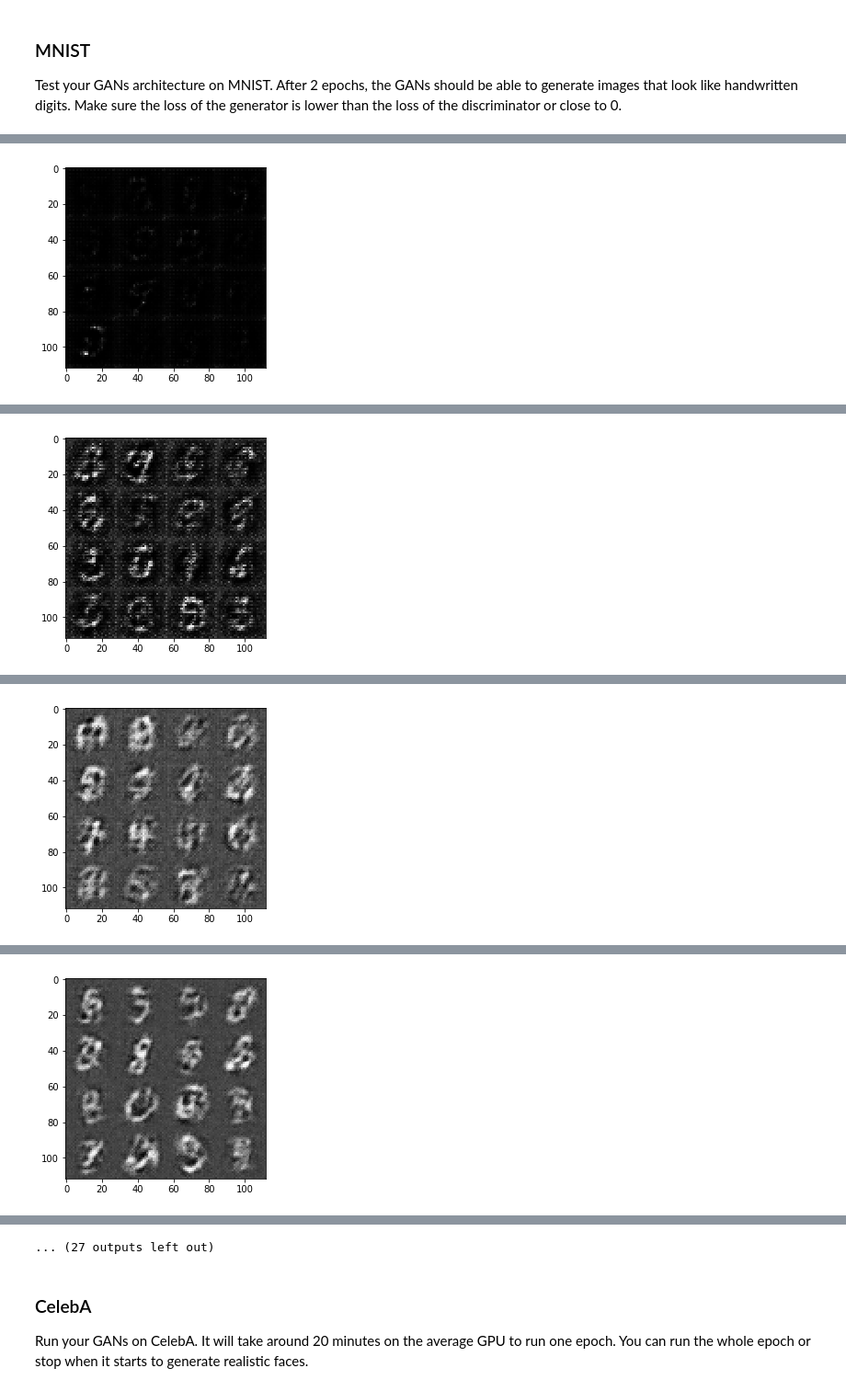
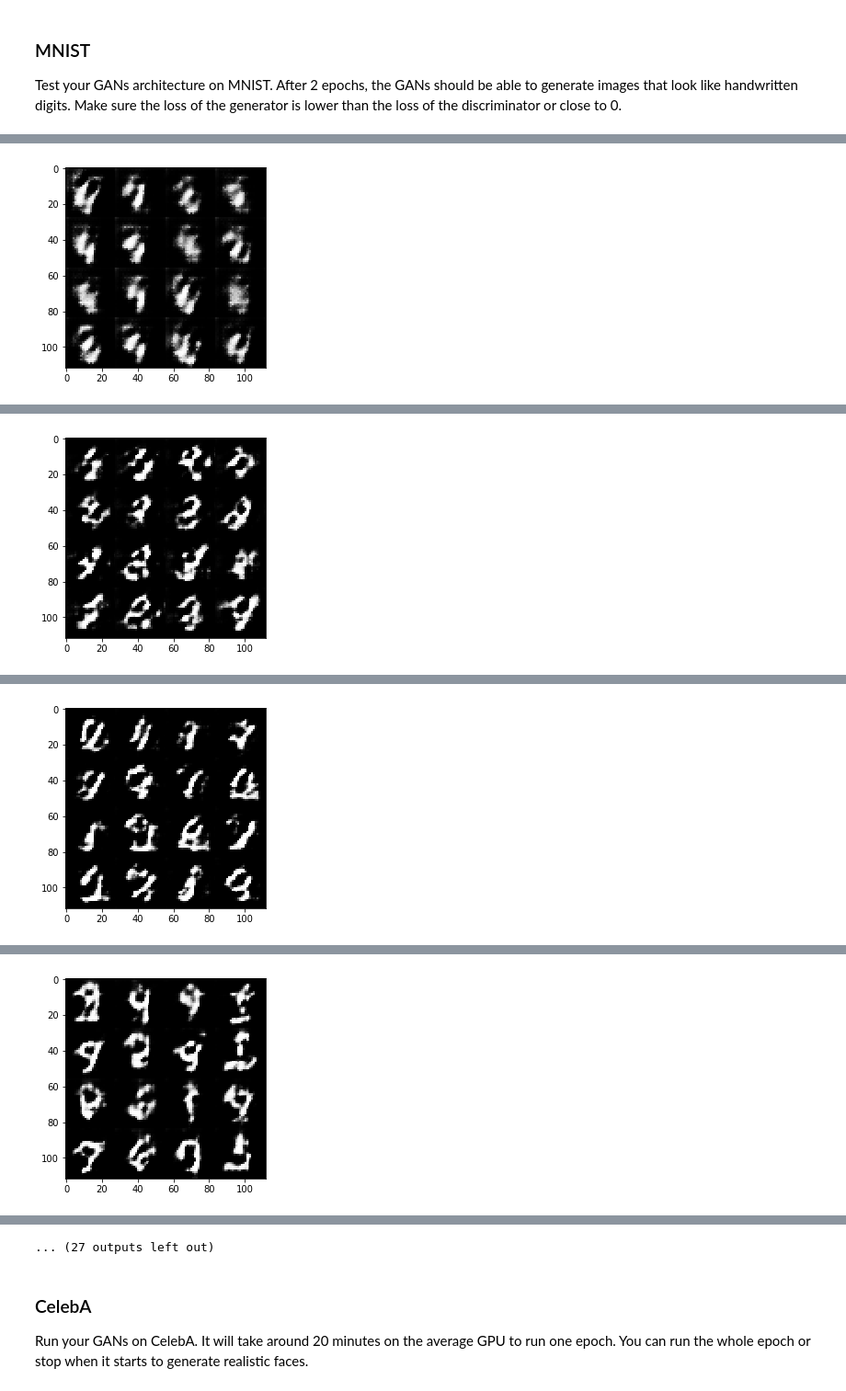
Before and after one commit to Scrier/udacity, a Jupyter notebook: Deep.Learning/5.Generative-Adversial-Networks/3.Project-Generate-Faces/dlnd_face_generation.ipynb, the cells around one changed output, grey strips where cells are left out. Shown at 92% size. Drawn from its saved outputs; the diff is of its cells as text; code cells hidden in the pictures.

```diff
--- a/Deep.Learning/5.Generative-Adversial-Networks/3.Project-Generate-Faces/dlnd_face_generation.ipynb
+++ b/Deep.Learning/5.Generative-Adversial-Networks/3.Project-Generate-Faces/dlnd_face_generation.ipynb
@@ -495,7 +585,7 @@ Implement `model_loss` to build the GANs for training and calculate the loss.  T
 - `discriminator(images, reuse=False)`
 - `generator(z, out_channel_dim, is_train=True)`
 # %%
-def model_loss(input_real, input_z, out_channel_dim, smooth_factor=0.2):
+def model_loss(input_real, input_z, out_channel_dim, smooth_factor=0.1):
     """
     Get the loss for the discriminator and generator
     :param input_real: Images from the real dataset
@@ -633,6 +723,7 @@ def train(epoch_count, batch_size, z_dim, learning_rate, beta1, get_batches, dat
         for epoch_i in range(epoch_count):
             for batch in get_batches(batch_size):
                 steps += 1
+                batch *= 2
 
                 # Sample random noise for G
                 batch_z = np.random.uniform(-1, 1, size=(batch_size, z_dim))
@@ -663,9 +754,9 @@ Test your GANs architecture on MNIST.  After 2 epochs, the GANs should be able t
 %%time
 
 batch_size = 64
-z_dim = 400
-learning_rate = 0.00005
-beta1 = 0.6
+z_dim = 100
+learning_rate = 0.00025
+beta1 = 0.45
 
 
 """
@@ -697 +788 @@ generator implementation: 1
-[figure, old version]
+[figure, new version]
@@ -704 +795 @@ generator implementation: 1
-[figure, old version]
+[figure, new version]
@@ -711 +802 @@ generator implementation: 1
-[figure, old version]
+[figure, new version]
@@ -718 +809 @@ generator implementation: 1
-[figure, old version]
+[figure, new version]
```
Also changed, not shown: parts of 12 cells of this notebook, 24 other files.
